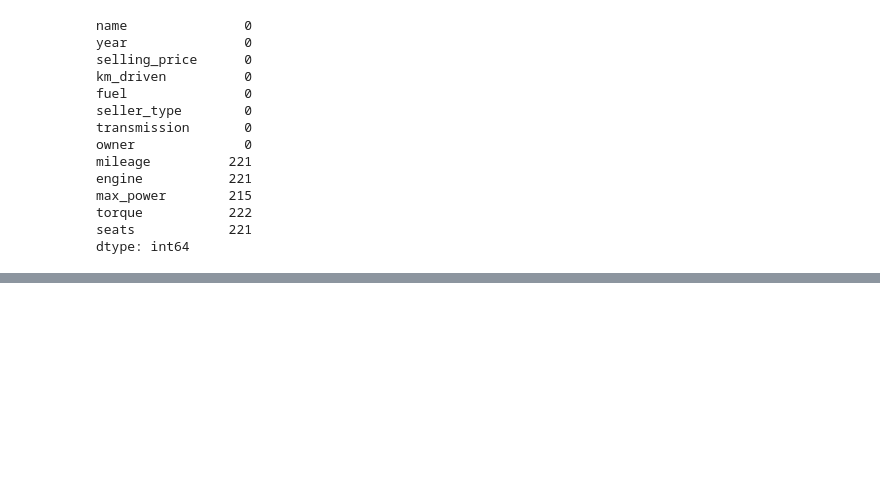
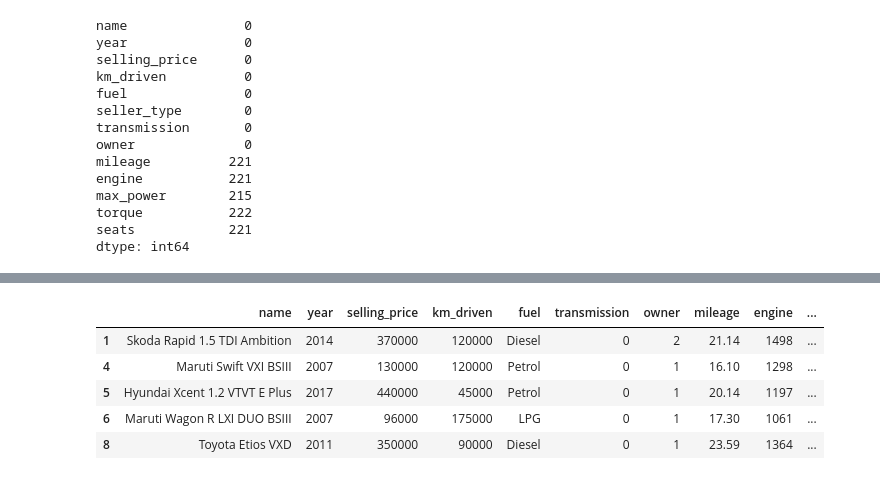
Before and after one commit to AliHasan06/Data-Science, a Jupyter notebook: my code/week 8/day2.ipynb, the cells around one changed output, grey strips where cells are left out. Saved outputs shown, nothing was run; the diff lists cells and outputs as text; code cells hidden in the pictures; blank space fills up the shorter version.

```diff
--- a/my code/week 8/day2.ipynb
+++ b/my code/week 8/day2.ipynb
@@ -172,0 +173,11 @@ Name: count, Length: 1481, dtype: int64
+# %%
+df.drop(columns=['seller_type'],axis=1,inplace=True)
+# %%
+df.head()
+# %% [output]
+|  | name | year | selling_price | km_driven | fuel | transmission | owner | mileage | engine | ... |
+| 1 | Skoda Rapid 1.5 TDI Ambition | 2014 | 370000 | 120000 | Diesel | 0 | 2 | 21.14 | 1498 | ... |
+| 4 | Maruti Swift VXI BSIII | 2007 | 130000 | 120000 | Petrol | 0 | 1 | 16.10 | 1298 | ... |
+| 5 | Hyundai Xcent 1.2 VTVT E Plus | 2017 | 440000 | 45000 | Petrol | 0 | 1 | 20.14 | 1197 | ... |
+| 6 | Maruti Wagon R LXI DUO BSIII | 2007 | 96000 | 175000 | LPG | 0 | 1 | 17.30 | 1061 | ... |
+| 8 | Toyota Etios VXD | 2011 | 350000 | 90000 | Diesel | 0 | 1 | 23.59 | 1364 | ... |
```
Also changed, not shown: parts of 9 cells of this notebook, 2 other files.
